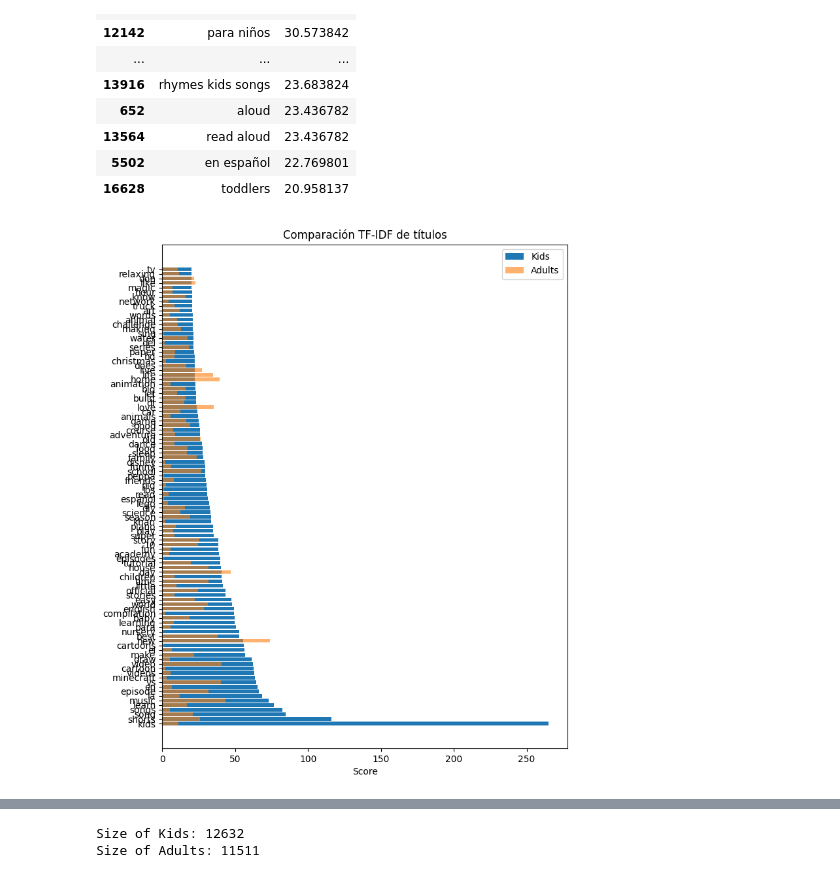
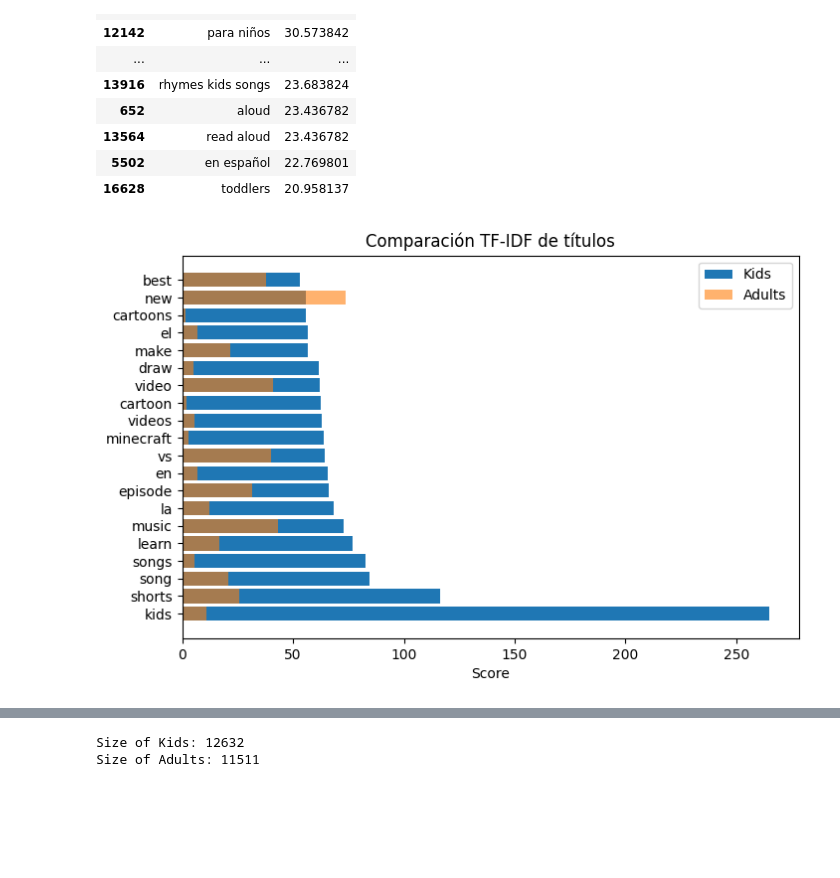
Before and after one commit to UCM-GIDIA-PD1/c2526-R1, a Jupyter notebook: src/analisis_kids.ipynb, the cells around one changed output, grey strips where cells are left out. Saved outputs shown, nothing was run; the diff lists cells and outputs as text; code cells hidden in the pictures; blank space fills up the shorter version.

```diff
--- a/src/analisis_kids.ipynb
+++ b/src/analisis_kids.ipynb
@@ -43,12 +43,7 @@ df['Duracion'] = df['Duracion'].apply(utils.iso_a_minutos)
 # %% [markdown]
 # Dividimos los datos en "Adult" y "Kids"
 # %%
-# Kids
-rangos_kids = ['0-4', '5-8', '9-12']
-df_Kids = df[df["Rango_edad"].isin(rangos_kids)].copy()
-
-# Adults
-df_Adult = df[df["Rango_edad"] == "Adult"].copy()
+df_Adult, df_Kids = utils.division_edad(df)
 
 print(f'Size of Kids: {len(df_Kids)}')
 print(f'Size of Adults: {len(df_Adult)}')
@@ -180,12 +175,7 @@ Es importante señalar que la muestra de vídeos infantiles con subtítulos disp
 df_tf_titulo_kids = utils.tfidf_ngrams_titles(df_Kids, "Titulo")
 df_tf_titulo_adults = utils.tfidf_ngrams_titles(df_Adult, "Titulo")
 # %%
-common_terms = (
-    df_tf_titulo_kids
-    .merge(df_tf_titulo_adults, on="Titulo", suffixes=("_kids", "_adults"))
-)
-
-common_terms["Diff"] = common_terms["Score_kids"] - common_terms["Score_adults"]
+common_terms = utils.common_terms(df_tf_titulo_kids, df_tf_titulo_adults, "Titulo")
 
 common_terms.sort_values("Diff", ascending=False).head(20)
 # %% [output]
@@ -252,19 +237,19 @@ kids_only.head(20)
 | 5502 | en español | 22.769801 |
 | 16628 | toddlers | 20.958137 |
 # %%
-top_terms = common_terms.nlargest(100, "Score_kids")
+top_terms = common_terms.nlargest(20, "Score_kids")
 
-plt.figure(figsize=(8,10))
+plt.figure(figsize=(8,5))
 
 plt.barh(top_terms["Titulo"], top_terms["Score_kids"], label="Kids")
 plt.barh(top_terms["Titulo"], top_terms["Score_adults"], alpha=0.6, label="Adults")
 
 plt.legend()
 plt.title("Comparación TF-IDF de títulos")
 plt.xlabel("Score")
 plt.show()
 # %% [output]
-[figure, old version]
+[figure, new version]
 # %%
 topic_model_titulo, df_bertopic_titulo, temas_bertopic_titulo = utils.analizar_bertopic(df, "Titulo")
 # %% [output]
```
Also changed, not shown: parts of 22 cells of this notebook, 1 other file.
